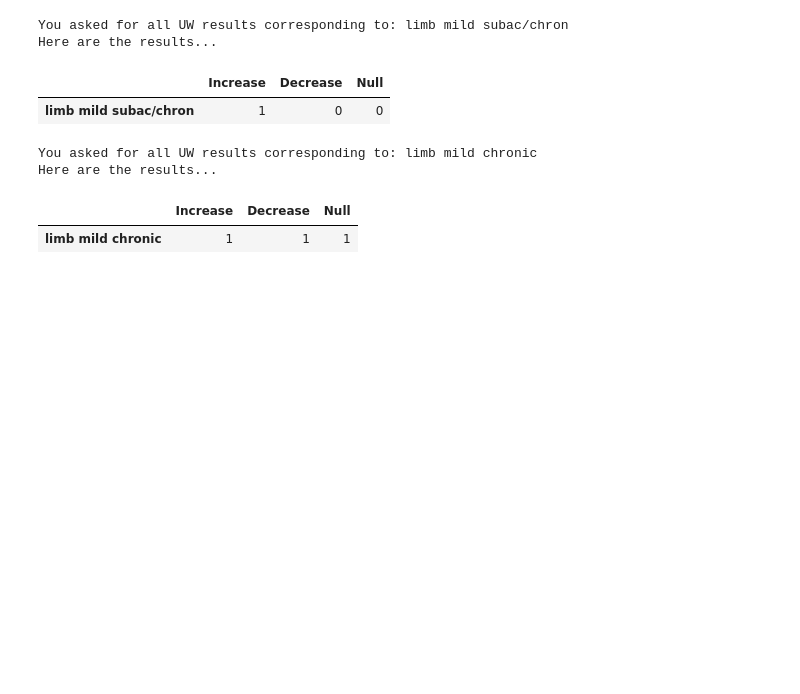
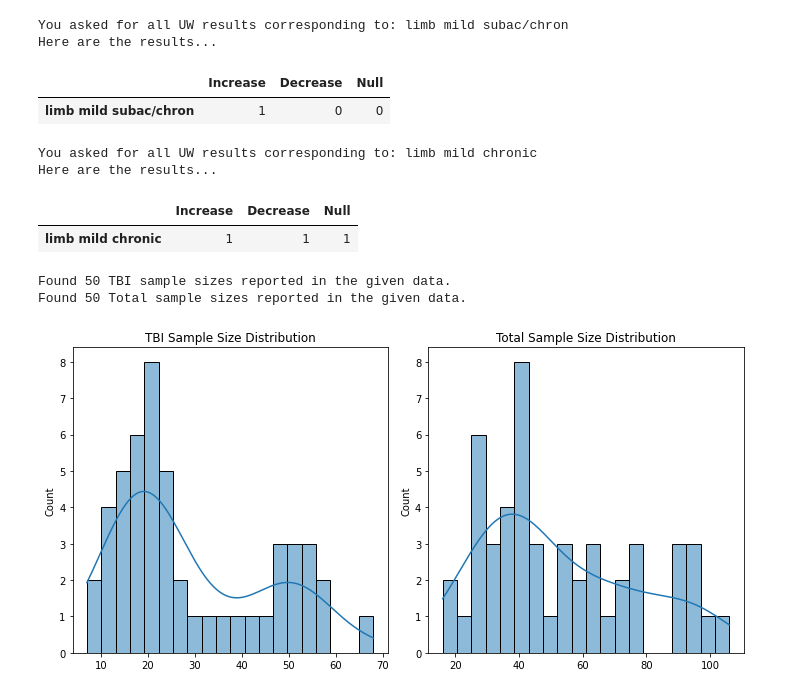
Before and after one commit to danielfrees/rsfMRI_LitReview, a Jupyter notebook: Data_Investigation_LR.ipynb, the cells around one changed output. Cells and saved outputs as stored; diff of their text form; code cells hidden in the pictures; blank space fills up the shorter version.

Commit message:
Added Sample Size distribution code

```diff
--- a/Data_Investigation_LR.ipynb
+++ b/Data_Investigation_LR.ipynb
@@ -304,3 +304,10 @@ Here are the results...
 | limb mild chronic | 1 | 1 | 1 |
 # %%
 #Try it out here!
+# %%
+#check sample distributions
+sampleDist(data)
+# %% [output]
+Found 50 TBI sample sizes reported in the given data.
+Found 50 Total sample sizes reported in the given data.
+[figure, added]
```
Also changed, not shown: parts of 1 cell of this notebook, 1 other file.
